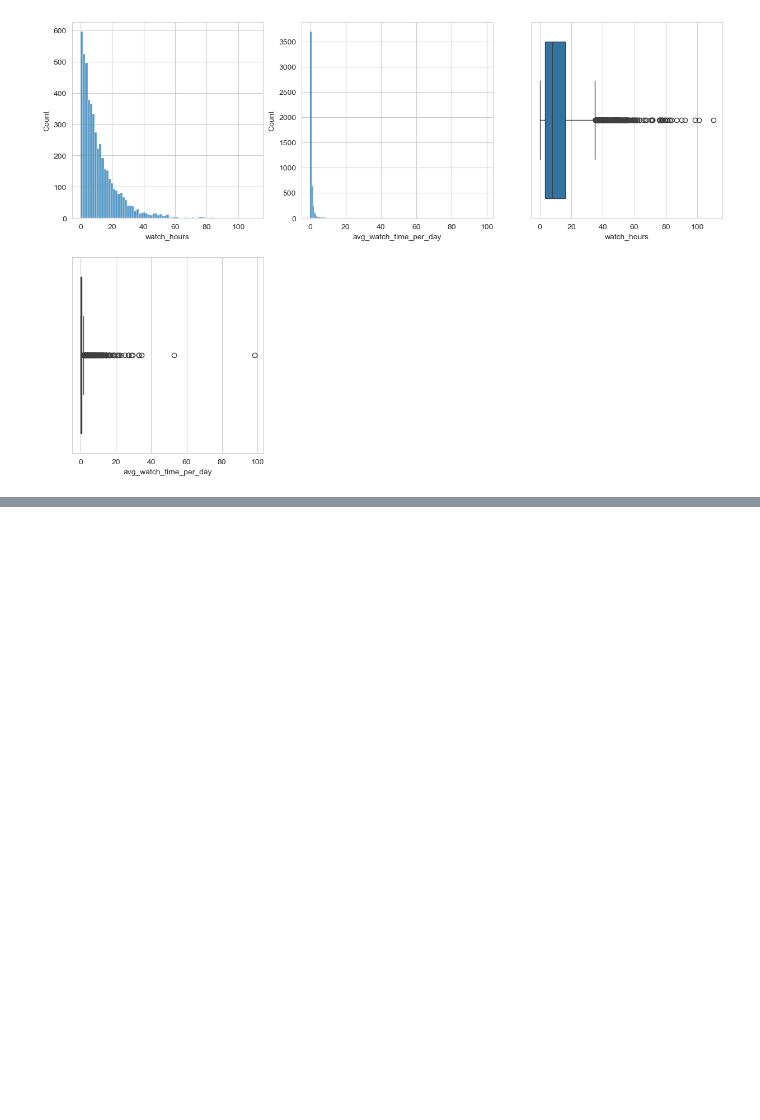
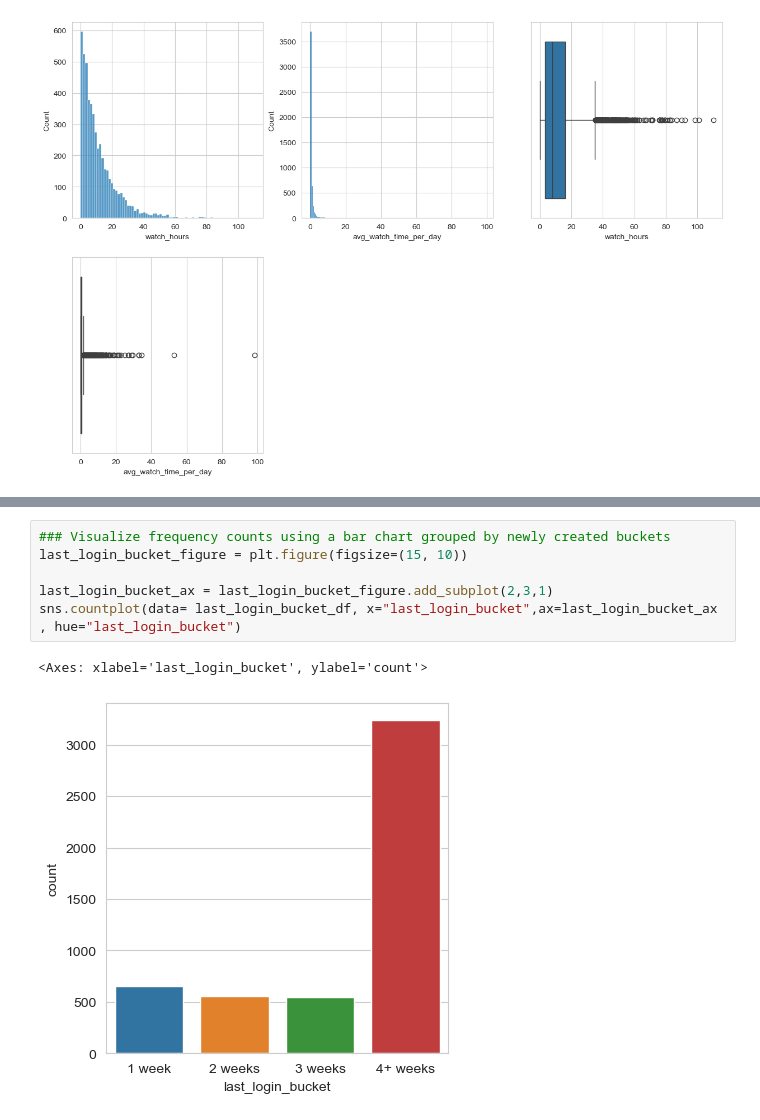
Before and after one commit to cpun94/personal-analytics-projects, a Jupyter notebook: Netflix Subscriber Churn Prediction/notebooks/01_data_exploration.ipynb, the cells around one changed output, grey strips where cells are left out. Drawn from its saved outputs; the diff is of its cells as text; blank space fills up the shorter version.

```diff
--- a/Netflix Subscriber Churn Prediction/notebooks/01_data_exploration.ipynb
+++ b/Netflix Subscriber Churn Prediction/notebooks/01_data_exploration.ipynb
@@ -228,0 +334,9 @@ print(df_discrete_only.head())
+# %%
+### Visualize frequency counts using a bar chart grouped by newly created buckets
+last_login_bucket_figure = plt.figure(figsize=(15, 10))
+
+last_login_bucket_ax = last_login_bucket_figure.add_subplot(2,3,1)
+sns.countplot(data= last_login_bucket_df, x="last_login_bucket",ax=last_login_bucket_ax  , hue="last_login_bucket")
+# %% [output]
+<Axes: xlabel='last_login_bucket', ylabel='count'>
+[figure, added]
```
Also changed, not shown: parts of 10 cells of this notebook.
